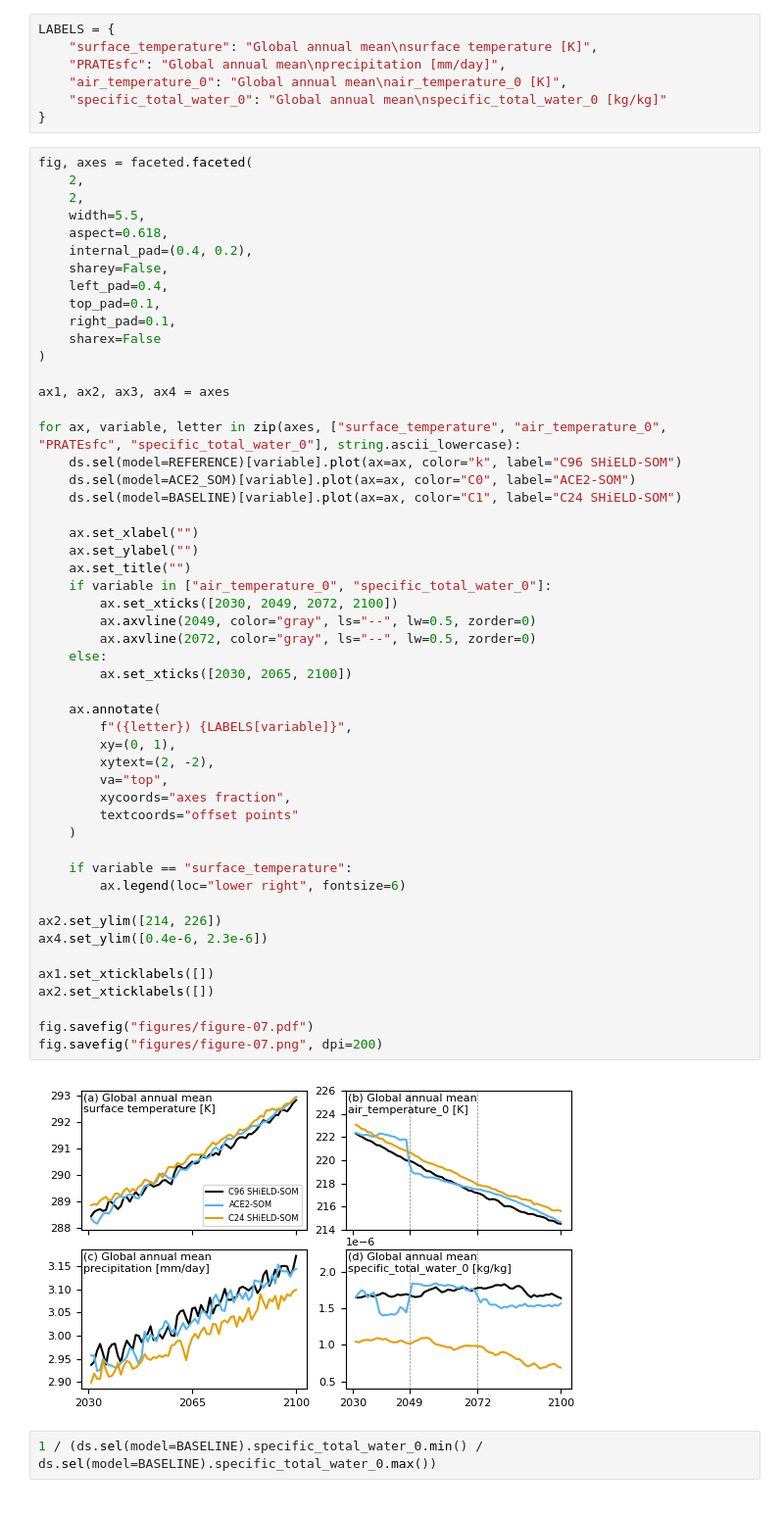
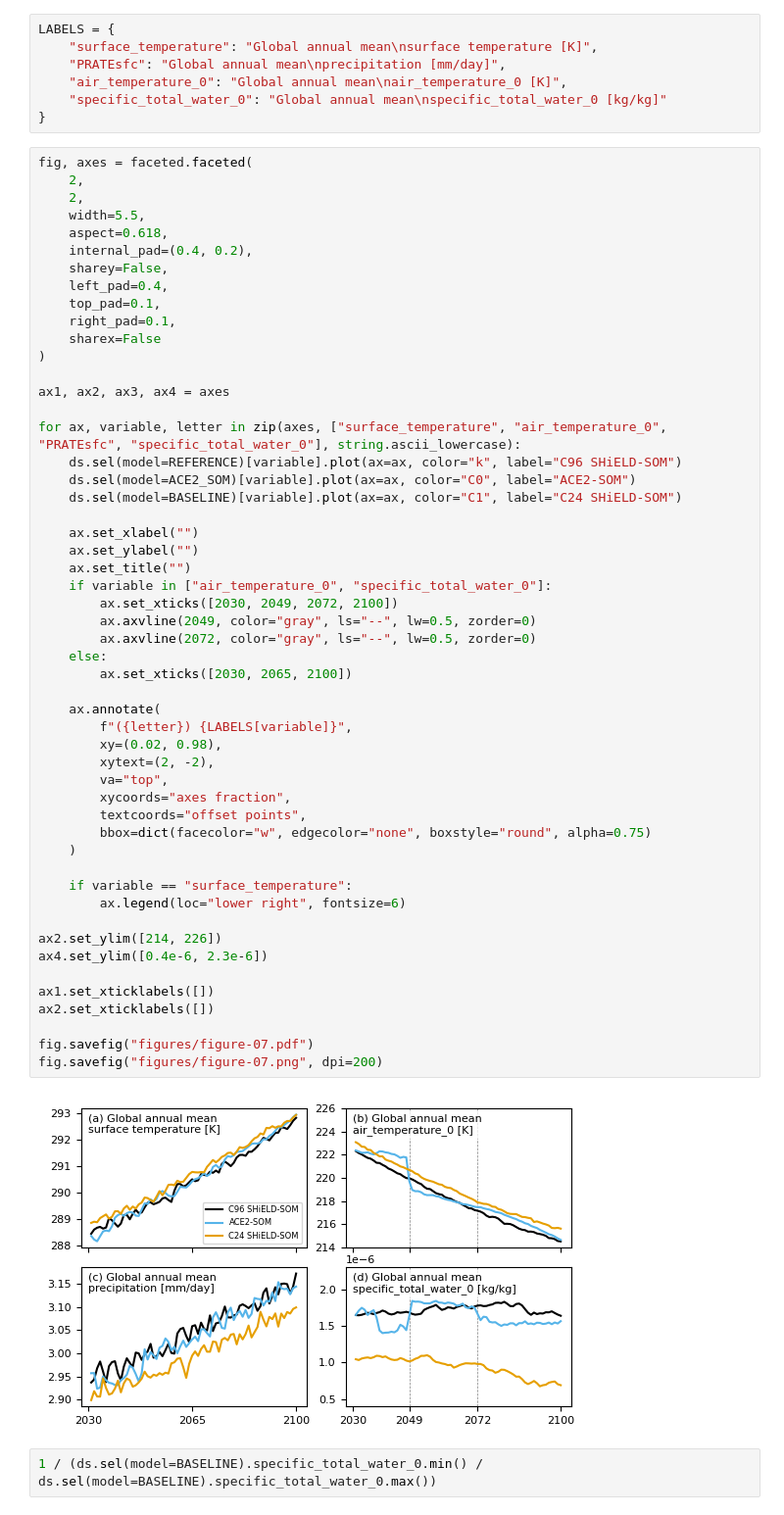
Before and after one commit to ai2cm/ace2-som-paper, a Jupyter notebook: notebooks/figure-07.ipynb, the cells around one changed output. Shown: that part at 98% size. Saved outputs shown, nothing was run; the diff lists cells and outputs as text.

```diff
--- a/notebooks/figure-07.ipynb
+++ b/notebooks/figure-07.ipynb
@@ -66,36 +66,37 @@ for ax, variable, letter in zip(axes, ["surface_temperature", "air_temperature_0
 
     ax.set_xlabel("")
     ax.set_ylabel("")
     ax.set_title("")
     if variable in ["air_temperature_0", "specific_total_water_0"]:
         ax.set_xticks([2030, 2049, 2072, 2100])
         ax.axvline(2049, color="gray", ls="--", lw=0.5, zorder=0)
         ax.axvline(2072, color="gray", ls="--", lw=0.5, zorder=0)
     else:
         ax.set_xticks([2030, 2065, 2100])
 
     ax.annotate(
         f"({letter}) {LABELS[variable]}",
-        xy=(0, 1),
+        xy=(0.02, 0.98),
         xytext=(2, -2),
         va="top",
         xycoords="axes fraction",
-        textcoords="offset points"
+        textcoords="offset points",
+        bbox=dict(facecolor="w", edgecolor="none", boxstyle="round", alpha=0.75)
     )
 
     if variable == "surface_temperature":
         ax.legend(loc="lower right", fontsize=6)
 
 ax2.set_ylim([214, 226])
 ax4.set_ylim([0.4e-6, 2.3e-6])
 
 ax1.set_xticklabels([])
 ax2.set_xticklabels([])
 
 fig.savefig("figures/figure-07.pdf")
 fig.savefig("figures/figure-07.png", dpi=200)
 # %% [output]
-[figure, old version]
+[figure, new version]
 # %%
 1 / (ds.sel(model=BASELINE).specific_total_water_0.min() / ds.sel(model=BASELINE).specific_total_water_0.max())
 # %% [output]
```
